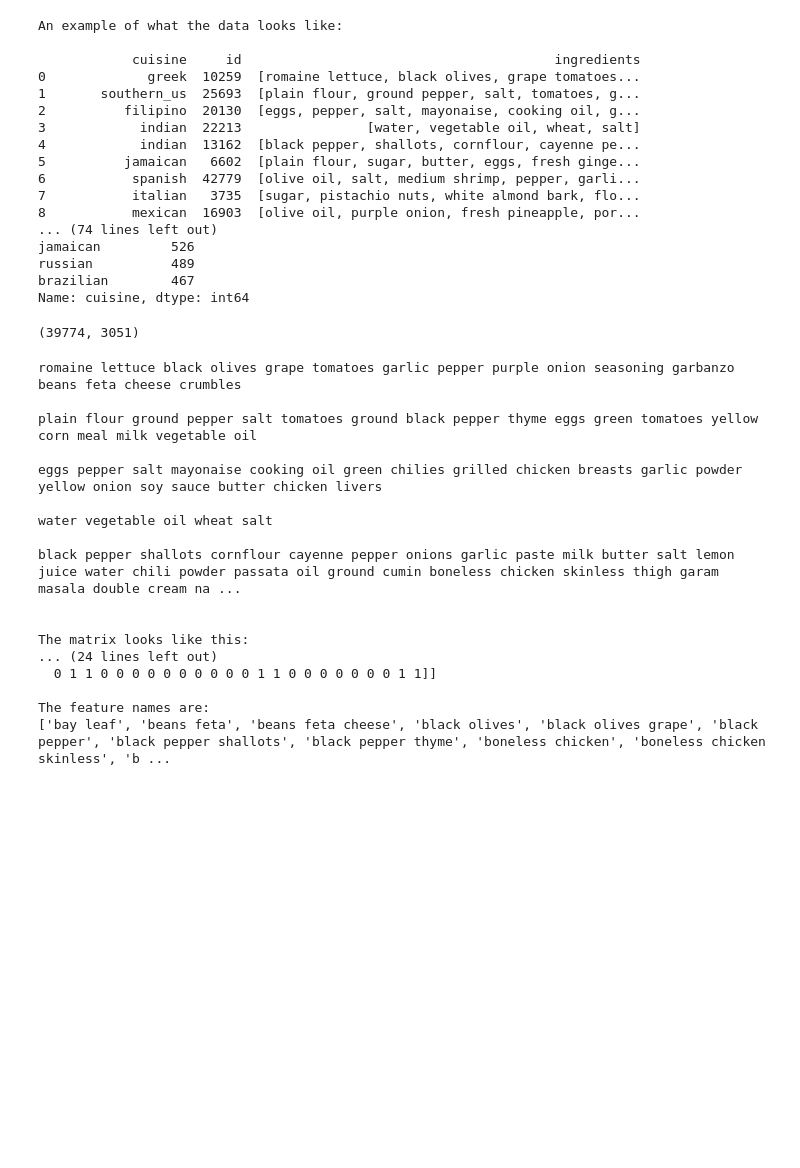
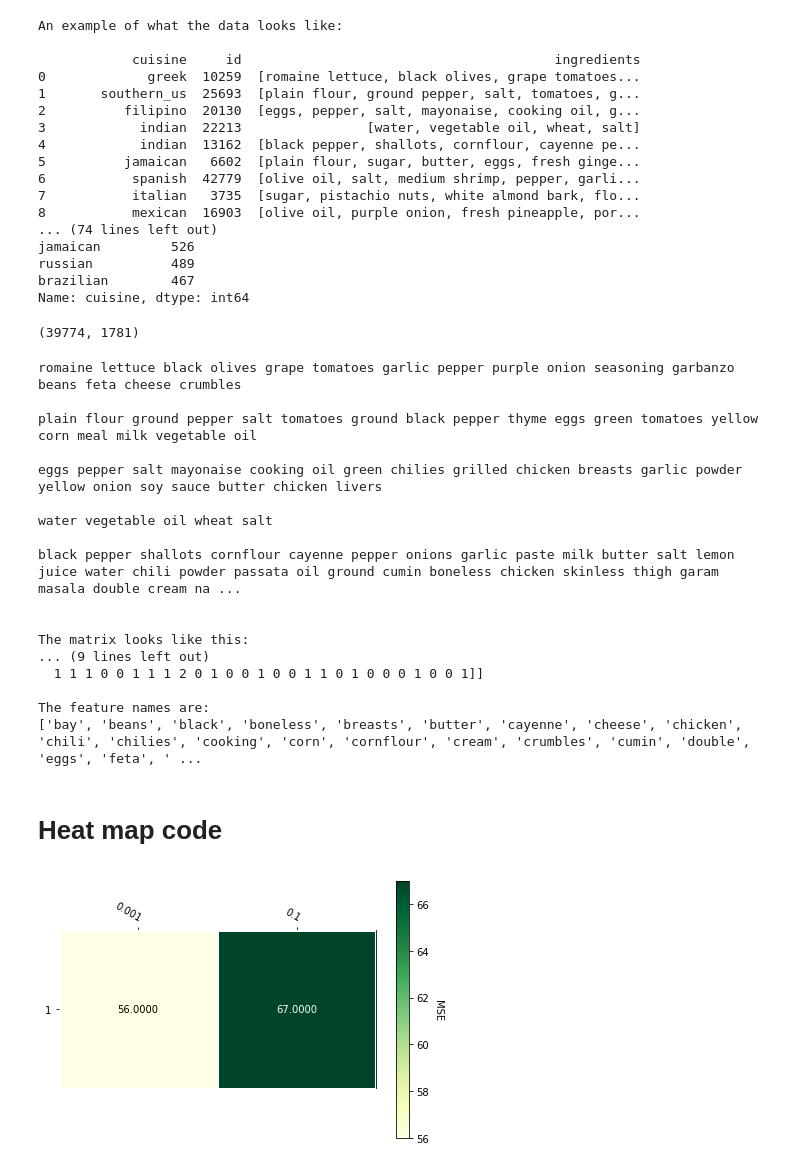
Before and after one commit to jonabaa/Project3, a Jupyter notebook: Vectorizer example.ipynb, the cells around one changed output. Cells and saved outputs as stored; diff of their text form; code cells hidden in the pictures; blank space fills up the shorter version.

```diff
--- a/Vectorizer example.ipynb
+++ b/Vectorizer example.ipynb
@@ -41,15 +43,15 @@ Name: cuisine, dtype: int64
 # %%
 recipie_list_list = data.ingredients.values.tolist()
 recipie_string_list = [" ".join(ing) for ing in recipie_list_list]
-vectorizer = CountVectorizer()
-X = vectorizer.fit_transform(recipie_string_list)
+vectorizer = CountVectorizer(min_df = 0.00013)
+X = vectorizer.fit_transform(recipie_string_list).toarray()
 print(X.shape)
 # %% [output]
-(39774, 3051)
+(39774, 1781)
 # %%
 head_recipie_list_list = (data.head()).ingredients.values.tolist()
 head_recipie_string_list = [" ".join(ing) for ing in head_recipie_list_list]
-vectorizer = CountVectorizer( ngram_range = (2, 3) )
+vectorizer = CountVectorizer( ngram_range = (1, 1) )
 head_X = vectorizer.fit_transform(head_recipie_string_list).toarray()
 
 for recipie in head_recipie_string_list :
@@ -76,8 +78,10 @@ black pepper shallots cornflour cayenne pepper onions garlic paste milk butter s
 
 
 The matrix looks like this:
-... (24 lines left out)
-  0 1 1 0 0 0 0 0 0 0 0 0 0 1 1 0 0 0 0 0 0 0 1 1]]
+... (9 lines left out)
+  1 1 1 0 0 1 1 1 2 0 1 0 0 1 0 0 1 1 0 1 0 0 0 1 0 0 1]]
 
 The feature names are:
-['bay leaf', 'beans feta', 'beans feta cheese', 'black olives', 'black olives grape', 'black pepper', 'black pepper shallots', 'black pepper thyme', 'boneless chicken', 'boneless chicken skinless', 'b ...
+['bay', 'beans', 'black', 'boneless', 'breasts', 'butter', 'cayenne', 'cheese', 'chicken', 'chili', 'chilies', 'cooking', 'corn', 'cornflour', 'cream', 'crumbles', 'cumin', 'double', 'eggs', 'feta', ' ...
+# %% [markdown]
+# Heat map code
@@ -83,0 +209,9 @@ The feature names are:
+# %%
+# now plot the mses in a heat map
+fig, ax = plt.subplots()
+im, cbar = heatmap(np.array([56,67]).reshape(1,2), np.array([1]), np.array([0.001, 00.1]) , ax=ax, cmap="YlGn", cbarlabel="MSE")
+texts = annotate_heatmap(im, valfmt="{x:.4f}")
+fig.tight_layout()
+plt.show()
+# %% [output]
+[figure, added]
```
Also changed, not shown: parts of 3 cells of this notebook.
